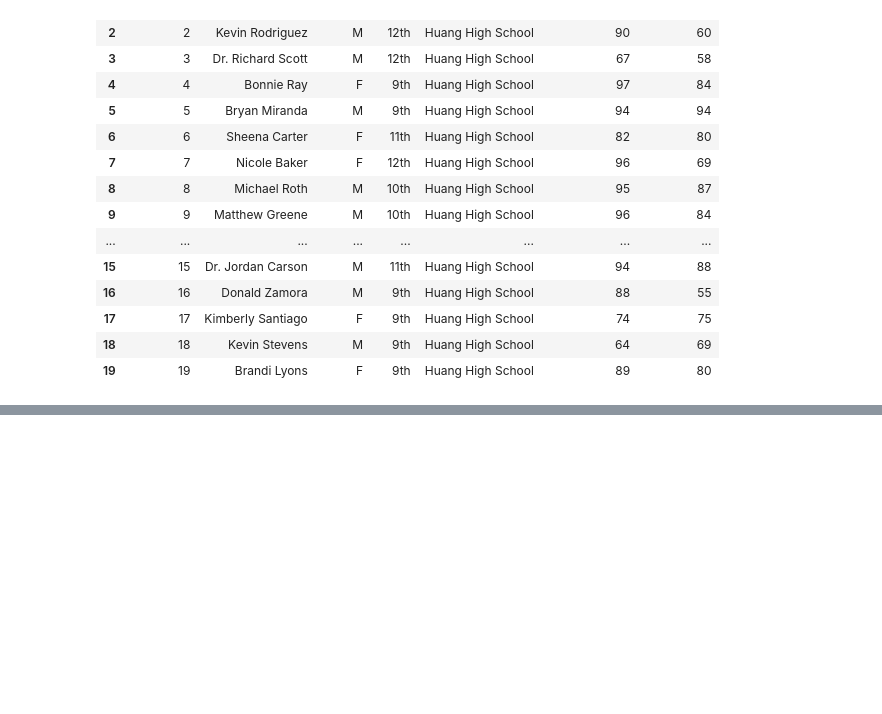
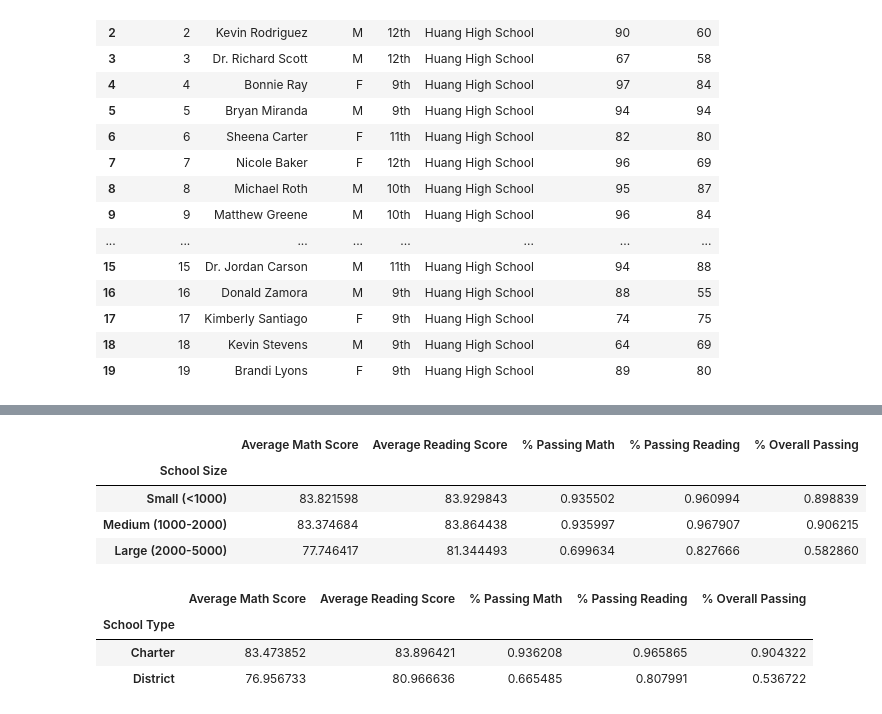
Before and after one commit to WayneJ2/pandas-challenge, a Jupyter notebook: PyCitySchools/PyCityCode.ipynb, the cells around one changed output, grey strips where cells are left out. Cells and saved outputs as stored; diff of their text form; code cells hidden in the pictures; blank space fills up the shorter version.

```diff
--- a/PyCitySchools/PyCityCode.ipynb
+++ b/PyCitySchools/PyCityCode.ipynb
@@ -282,0 +326,24 @@ partialScoresF_df
+# %%
+schoolSize_df = renamed_schoolSummary_df.copy()
+
+bins2 = [0,1000,2000,5000]
+groupNames2 = ["Small (<1000)","Medium (1000-2000)","Large (2000-5000)"]
+
+schoolSize_df["School Size"] = pd.cut(schoolSize_df["Total Students"], bins2,labels=groupNames2, include_lowest=True)
+spendSummary_df = schoolSize_df[["School Size","Average Math Score","Average Reading Score","% Passing Math","% Passing Reading","% Overall Passing"]]
+spendSummary_df.groupby("School Size").mean()
+# %% [output]
+|  | Average Math Score | Average Reading Score | % Passing Math | % Passing Reading | % Overall Passing |
+| School Size |  |  |  |  |  |
+| Small (<1000) | 83.821598 | 83.929843 | 0.935502 | 0.960994 | 0.898839 |
+| Medium (1000-2000) | 83.374684 | 83.864438 | 0.935997 | 0.967907 | 0.906215 |
+| Large (2000-5000) | 77.746417 | 81.344493 | 0.699634 | 0.827666 | 0.582860 |
+# %%
+schoolType_df = renamed_schoolSummary_df.copy()
+reduced_schoolType_df = schoolType_df[["School Type","Average Math Score","Average Reading Score","% Passing Math","% Passing Reading","% Overall Passing"]]
+reduced_schoolType_df.groupby("School Type").mean()
+# %% [output]
+|  | Average Math Score | Average Reading Score | % Passing Math | % Passing Reading | % Overall Passing |
+| School Type |  |  |  |  |  |
+| Charter | 83.473852 | 83.896421 | 0.936208 | 0.965865 | 0.904322 |
+| District | 76.956733 | 80.966636 | 0.665485 | 0.807991 | 0.536722 |
```
Also changed, not shown: parts of 5 cells of this notebook.
